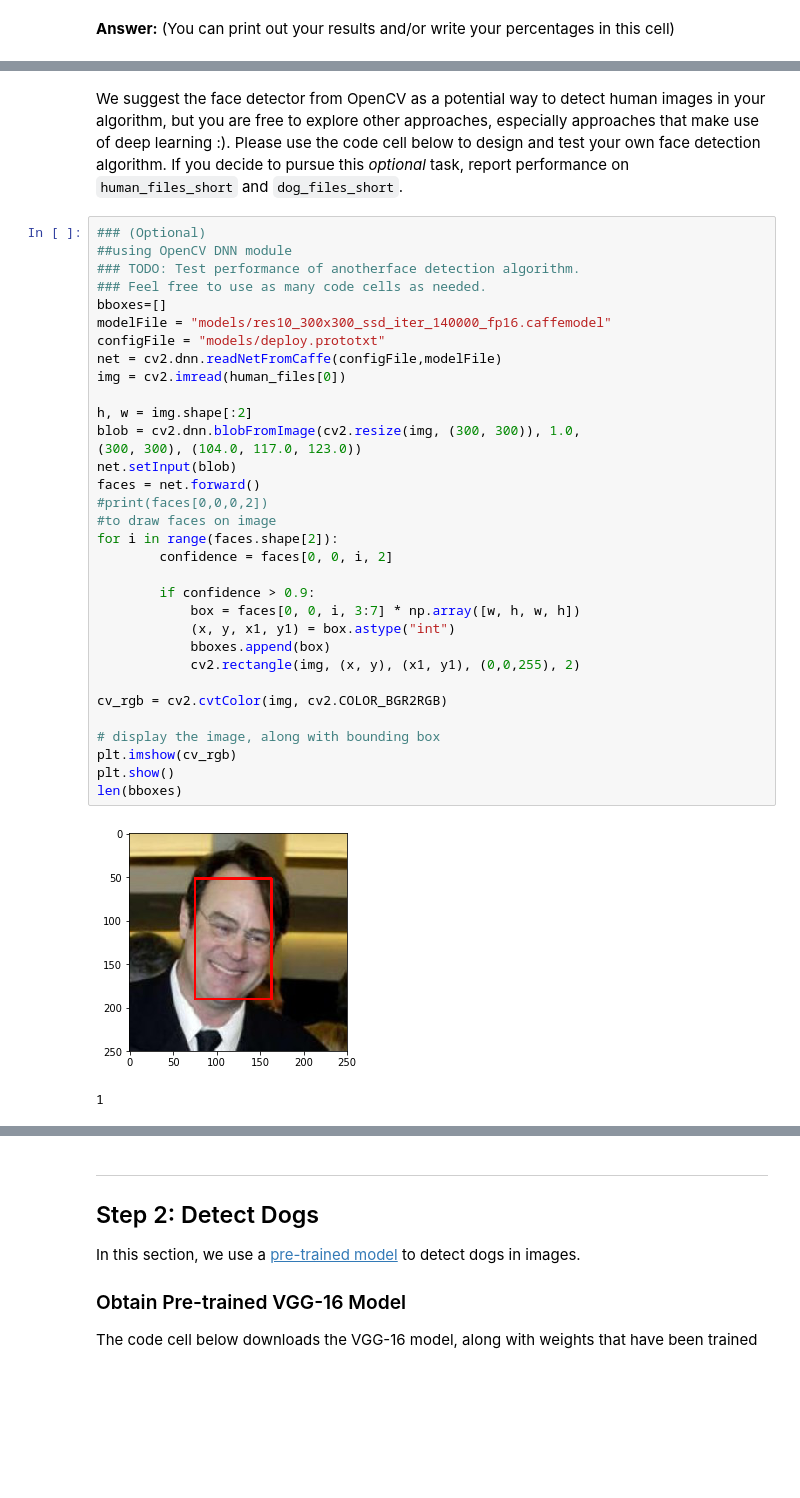
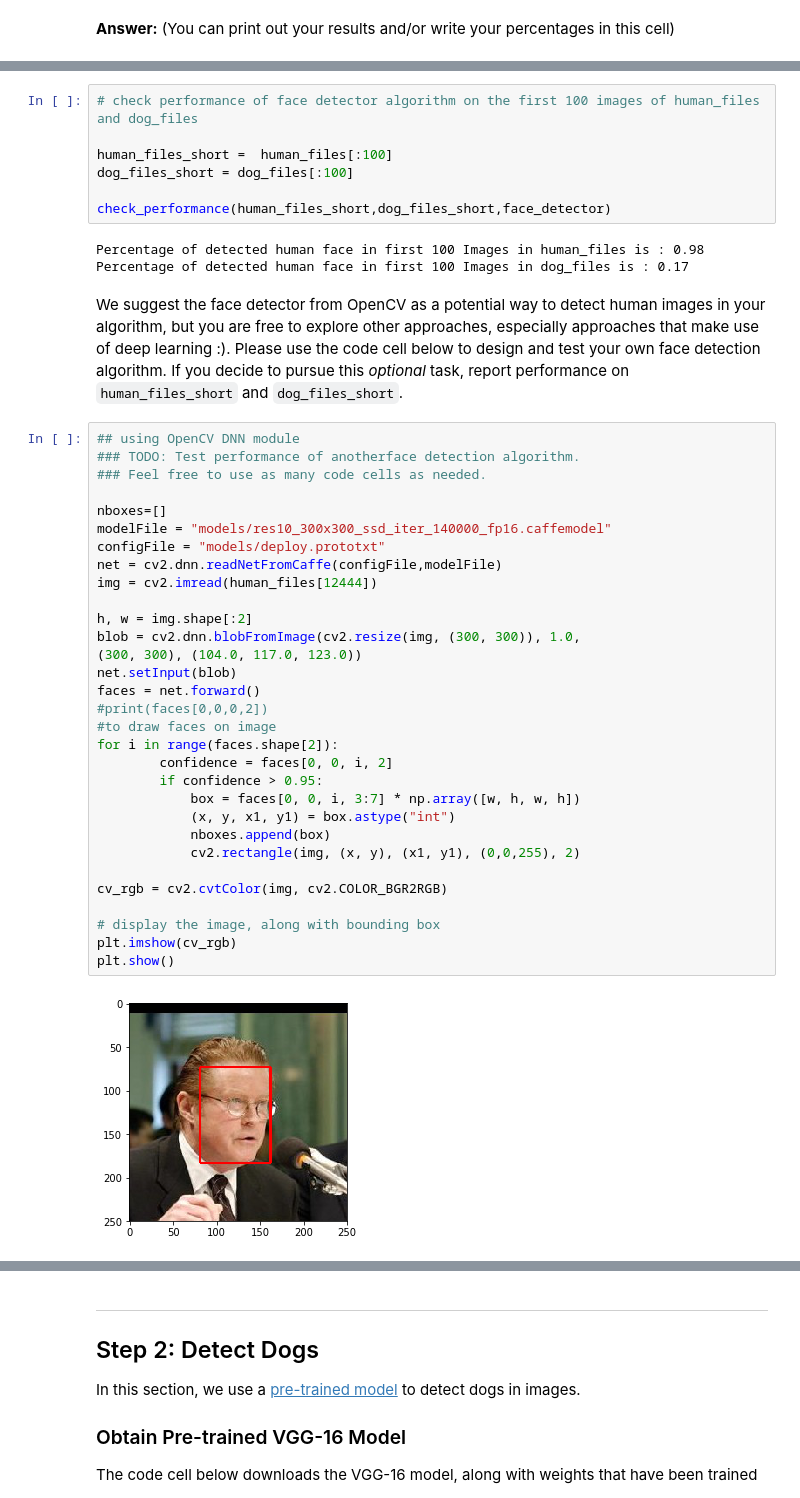
Before and after one commit to abtripathi/predicting_dog_breeds, a Jupyter notebook: dog_app.ipynb, the cells around one changed output, grey strips where cells are left out. Drawn from its saved outputs; the diff is of its cells as text; blank space fills up the shorter version.

Commit message:
Added face detection and Dog detection algorithms added function to test the performance of these algorithms on sample images

```diff
--- a/dog_app.ipynb
+++ b/dog_app.ipynb
@@ -163,40 +165,47 @@ Percentage of detected human face in first 100 Images in dog_files is : 0.17
+# %%
+# check performance of face detector algorithm on the first 100 images of human_files and dog_files
+
+human_files_short =  human_files[:100]
+dog_files_short = dog_files[:100]
+
+check_performance(human_files_short,dog_files_short,face_detector)
+# %% [output]
+Percentage of detected human face in first 100 Images in human_files is : 0.98
+Percentage of detected human face in first 100 Images in dog_files is : 0.17
 # %% [markdown]
 We suggest the face detector from OpenCV as a potential way to detect human images in your algorithm, but you are free to explore other approaches, especially approaches that make use of deep learning :).  Please use the code cell below to design and test your own face detection algorithm.  If you decide to pursue this _optional_ task, report performance on `human_files_short` and `dog_files_short`.
 # %%
-### (Optional)
-##using OpenCV DNN module
+## using OpenCV DNN module
 ### TODO: Test performance of anotherface detection algorithm.
 ### Feel free to use as many code cells as needed.
-bboxes=[]
+
+nboxes=[]
 modelFile = "models/res10_300x300_ssd_iter_140000_fp16.caffemodel"
 configFile = "models/deploy.prototxt"
 net = cv2.dnn.readNetFromCaffe(configFile,modelFile)
-img = cv2.imread(human_files[0])
+img = cv2.imread(human_files[12444])
 
 h, w = img.shape[:2]
 blob = cv2.dnn.blobFromImage(cv2.resize(img, (300, 300)), 1.0,
 (300, 300), (104.0, 117.0, 123.0))
 net.setInput(blob)
 faces = net.forward()
 #print(faces[0,0,0,2])
 #to draw faces on image
 for i in range(faces.shape[2]):
         confidence = faces[0, 0, i, 2]
-
-        if confidence > 0.9:
+        if confidence > 0.95:
             box = faces[0, 0, i, 3:7] * np.array([w, h, w, h])
             (x, y, x1, y1) = box.astype("int")
-            bboxes.append(box)
+            nboxes.append(box)
             cv2.rectangle(img, (x, y), (x1, y1), (0,0,255), 2)
 
 cv_rgb = cv2.cvtColor(img, cv2.COLOR_BGR2RGB)
 
 # display the image, along with bounding box
 plt.imshow(cv_rgb)
 plt.show()
-len(bboxes)
 # %% [output]
-[figure, old version]
+[figure, new version]
-1
 # %%
 def face_detector_using_dnn(img_path):
```
Also changed, not shown: parts of 23 cells of this notebook.
